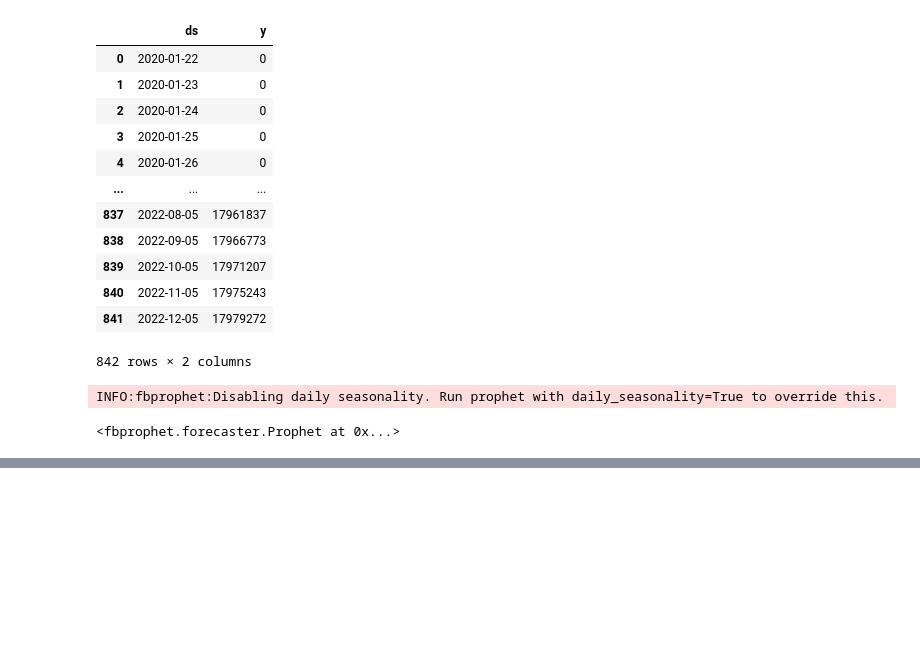
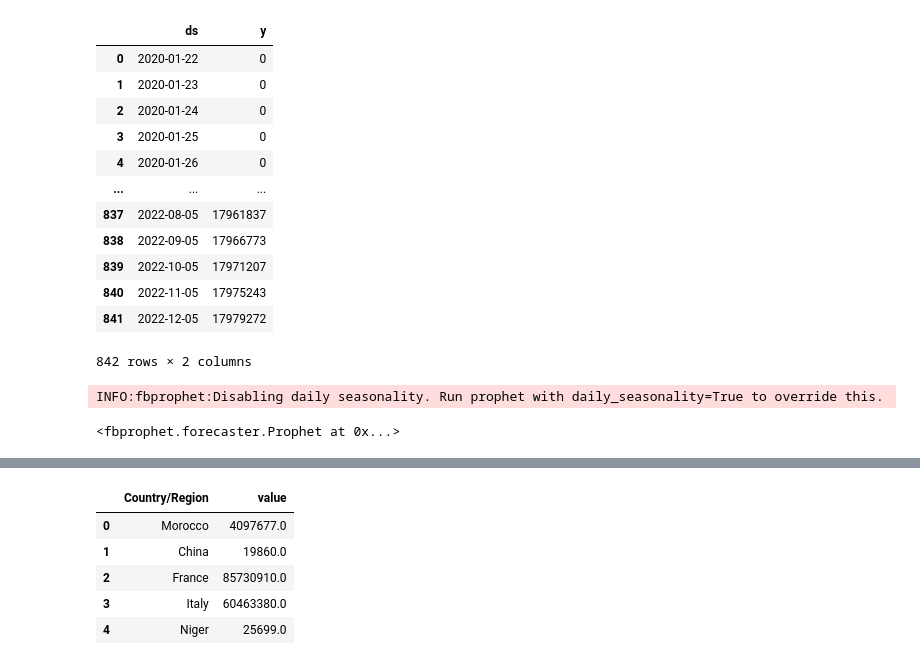
Before and after one commit to elmedianikhadija/pfe_prophet, a Jupyter notebook: pfe_prophet.ipynb, the cells around one changed output, grey strips where cells are left out. Drawn from its saved outputs; the diff is of its cells as text; code cells hidden in the pictures; blank space fills up the shorter version.

```diff
--- a/pfe_prophet.ipynb
+++ b/pfe_prophet.ipynb
@@ -887 +888,12 @@ forecast_Russia
 4492 rows × 19 columns
+# %%
+data_prophet = pd.read_excel("/content/data_prophet.xlsx")
+
+data_prophet.head()
+# %% [output]
+|  | Country/Region | value |
+| 0 | Morocco | 4097677.0 |
+| 1 | China | 19860.0 |
+| 2 | France | 85730910.0 |
+| 3 | Italy | 60463380.0 |
+| 4 | Niger | 25699.0 |
```
Also changed, not shown: parts of 27 cells of this notebook.
